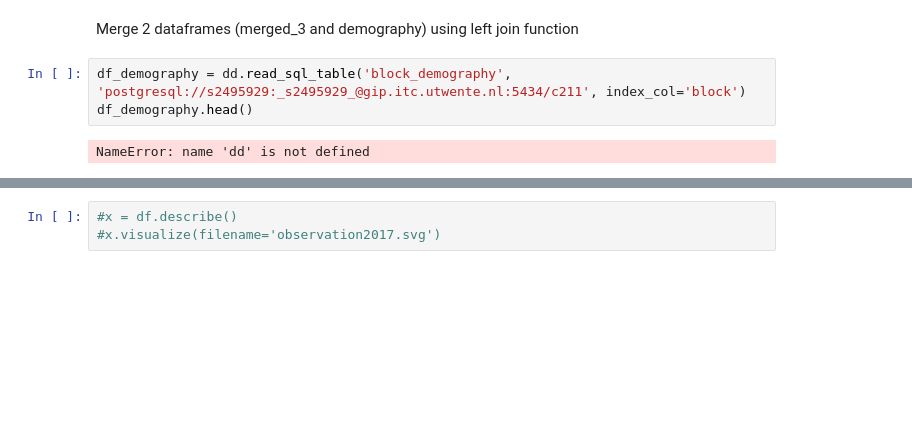
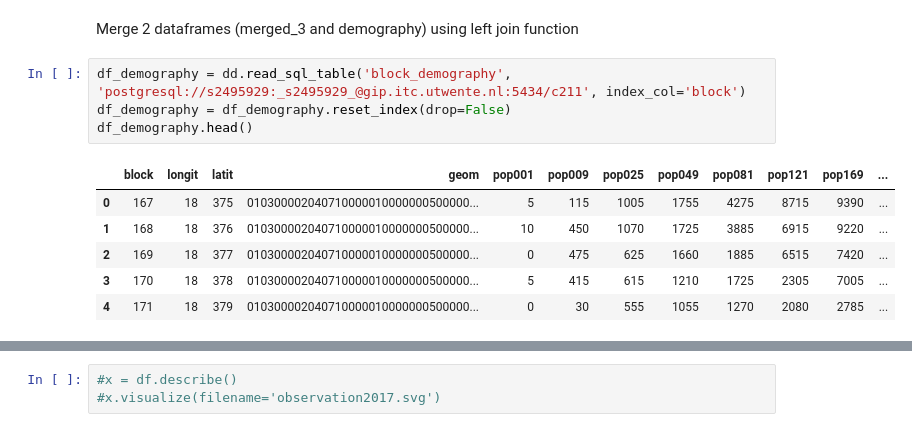
Before and after one commit to 3enedix/BGP_2021_B, a Jupyter notebook: expl_data_problems.ipynb, the cells around one changed output, grey strips where cells are left out. Saved outputs shown, nothing was run; the diff lists cells and outputs as text; blank space fills up the shorter version.

Commit message:
I merged 5 dataframes (observation, days, precipitation, temperature and demography) in one dataframe.

```diff
--- a/expl_data_problems.ipynb
+++ b/expl_data_problems.ipynb
@@ -285,9 +292,15 @@ merged_3.tail()
 Merge 2 dataframes (merged_3 and demography) using left join function
 # %%
 df_demography = dd.read_sql_table('block_demography', 'postgresql://s2495929:_s2495929_@gip.itc.utwente.nl:5434/c211', index_col='block')
+df_demography = df_demography.reset_index(drop=False)
 df_demography.head()
 # %% [output]
-NameError: name 'dd' is not defined
+|  | block | longit | latit | geom | pop001 | pop009 | pop025 | pop049 | pop081 | pop121 | pop169 | ... |
+| 0 | 167 | 18 | 375 | 010300002040710000010000000500000... | 5 | 115 | 1005 | 1755 | 4275 | 8715 | 9390 | ... |
+| 1 | 168 | 18 | 376 | 010300002040710000010000000500000... | 10 | 450 | 1070 | 1725 | 3885 | 6915 | 9220 | ... |
+| 2 | 169 | 18 | 377 | 010300002040710000010000000500000... | 0 | 475 | 625 | 1660 | 1885 | 6515 | 7420 | ... |
+| 3 | 170 | 18 | 378 | 010300002040710000010000000500000... | 5 | 415 | 615 | 1210 | 1725 | 2305 | 7005 | ... |
+| 4 | 171 | 18 | 379 | 010300002040710000010000000500000... | 0 | 30 | 555 | 1055 | 1270 | 2080 | 2785 | ... |
 # %%
 merged_4 = dd.merge(left=merged_3, right=df_demography[['block', 'pop001', 'pop009', 'pop025', 'pop049', 'pop081', 'pop121', 'pop169', 'pop225']], how='left', left_on= 'block', right_on='block')
 merged_4.head()
```
Also changed, not shown: parts of 14 cells of this notebook.
